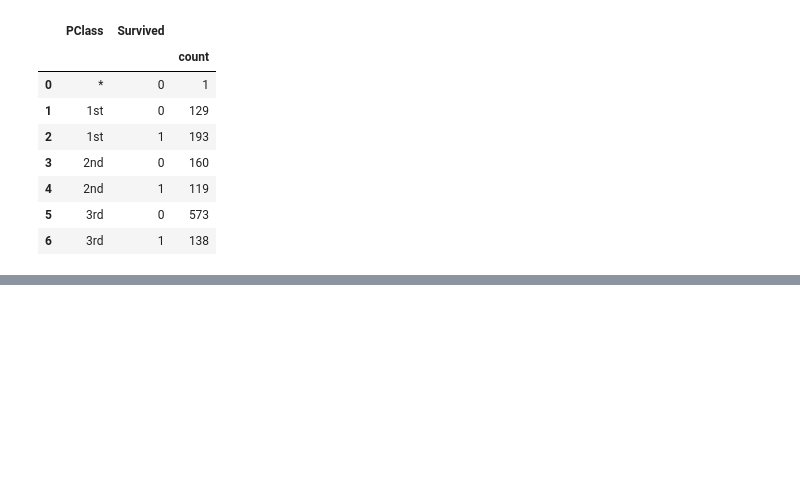
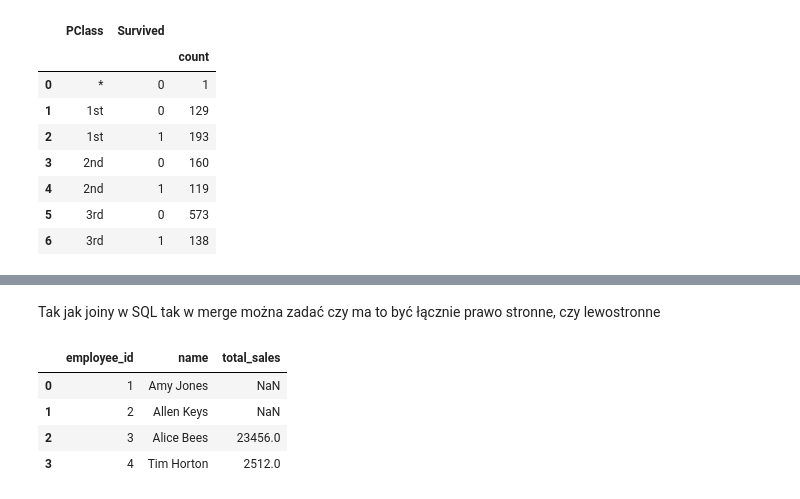
Before and after one commit to Claudiss/Ksiazka_uczenie_masz, a Jupyter notebook: Rozdzial3/main.ipynb, the cells around one changed output, grey strips where cells are left out. Saved outputs shown, nothing was run; the diff lists cells and outputs as text; code cells hidden in the pictures; blank space fills up the shorter version.

```diff
--- a/Rozdzial3/main.ipynb
+++ b/Rozdzial3/main.ipynb
@@ -639,0 +758,11 @@ dataframe.groupby(
+# %% [markdown]
+Tak jak joiny w SQL tak w merge można zadać czy ma to być łącznie prawo stronne, czy lewostronne
+# %%
+# Złączenie lewostronne(wszystko z dataframe_employees) obiektów typu DataFrame.
+pd.merge(dataframe_employees, dataframe_sales, on='employee_id', how='left')
+# %% [output]
+|  | employee_id | name | total_sales |
+| 0 | 1 | Amy Jones | NaN |
+| 1 | 2 | Allen Keys | NaN |
+| 2 | 3 | Alice Bees | 23456.0 |
+| 3 | 4 | Tim Horton | 2512.0 |
```
Also changed, not shown: parts of 24 cells of this notebook, 1 other file.
